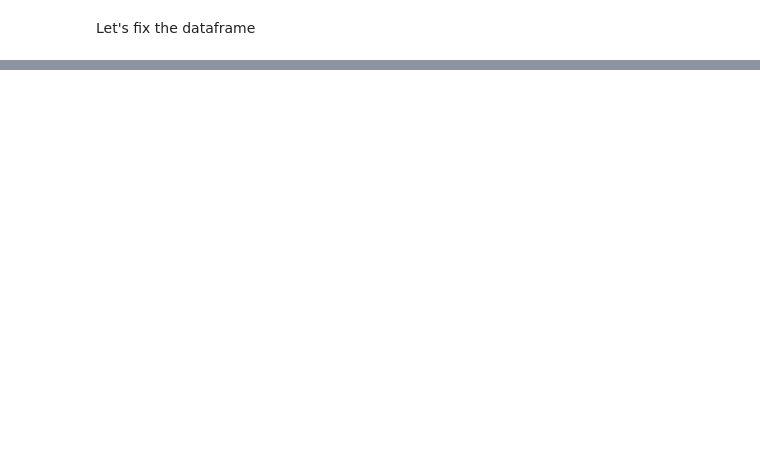
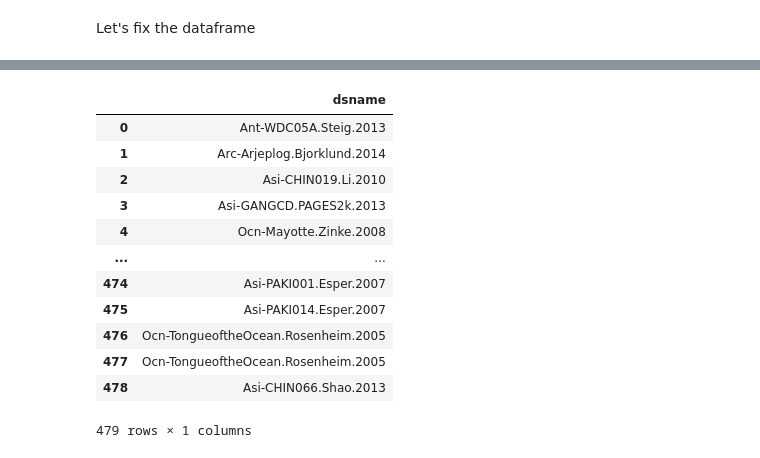
Before and after one commit to khider/DISK-proxyComposite, a Jupyter notebook: QueryingLinkedEarthDB.ipynb, the cells around one changed output, grey strips where cells are left out. Drawn from its saved outputs; the diff is of its cells as text; code cells hidden in the pictures; blank space fills up the shorter version.

Commit message:
update to query

```diff
--- a/QueryingLinkedEarthDB.ipynb
+++ b/QueryingLinkedEarthDB.ipynb
@@ -114,0 +131,33 @@ df
+# %%
+url = 'https://linkedearth.graphdb.mint.isi.edu/repositories/LiPDVerse'
+
+query = """PREFIX le: <http://linked.earth/ontology#>
+select ?dsname FROM <http://linked.earth/lipd/Pages2k2_1_2> where {
+	?ds  le:includesPaleoData ?data .
+    ?ds le:name ?dsname .
+	?data le:foundInMeasurementTable ?table .
+	?table le:includesVariable ?var .
+    ?var le:useInGlobalTemperatureAnalysis true .
+}"""
+
+
+response = requests.post(url, data = {'query': query})
+
+data = io.StringIO(response.text)
+df = pd.read_csv(data, sep=",")
+# %%
+df
+# %% [output]
+|  | dsname |
+| 0 | Ant-WDC05A.Steig.2013 |
+| 1 | Arc-Arjeplog.Bjorklund.2014 |
+| 2 | Asi-CHIN019.Li.2010 |
+| 3 | Asi-GANGCD.PAGES2k.2013 |
+| 4 | Ocn-Mayotte.Zinke.2008 |
+| ... | ... |
+| 474 | Asi-PAKI001.Esper.2007 |
+| 475 | Asi-PAKI014.Esper.2007 |
+| 476 | Ocn-TongueoftheOcean.Rosenheim.2005 |
+| 477 | Ocn-TongueoftheOcean.Rosenheim.2005 |
+| 478 | Asi-CHIN066.Shao.2013 |
+479 rows × 1 columns
```
Also changed, not shown: parts of 6 cells of this notebook.
